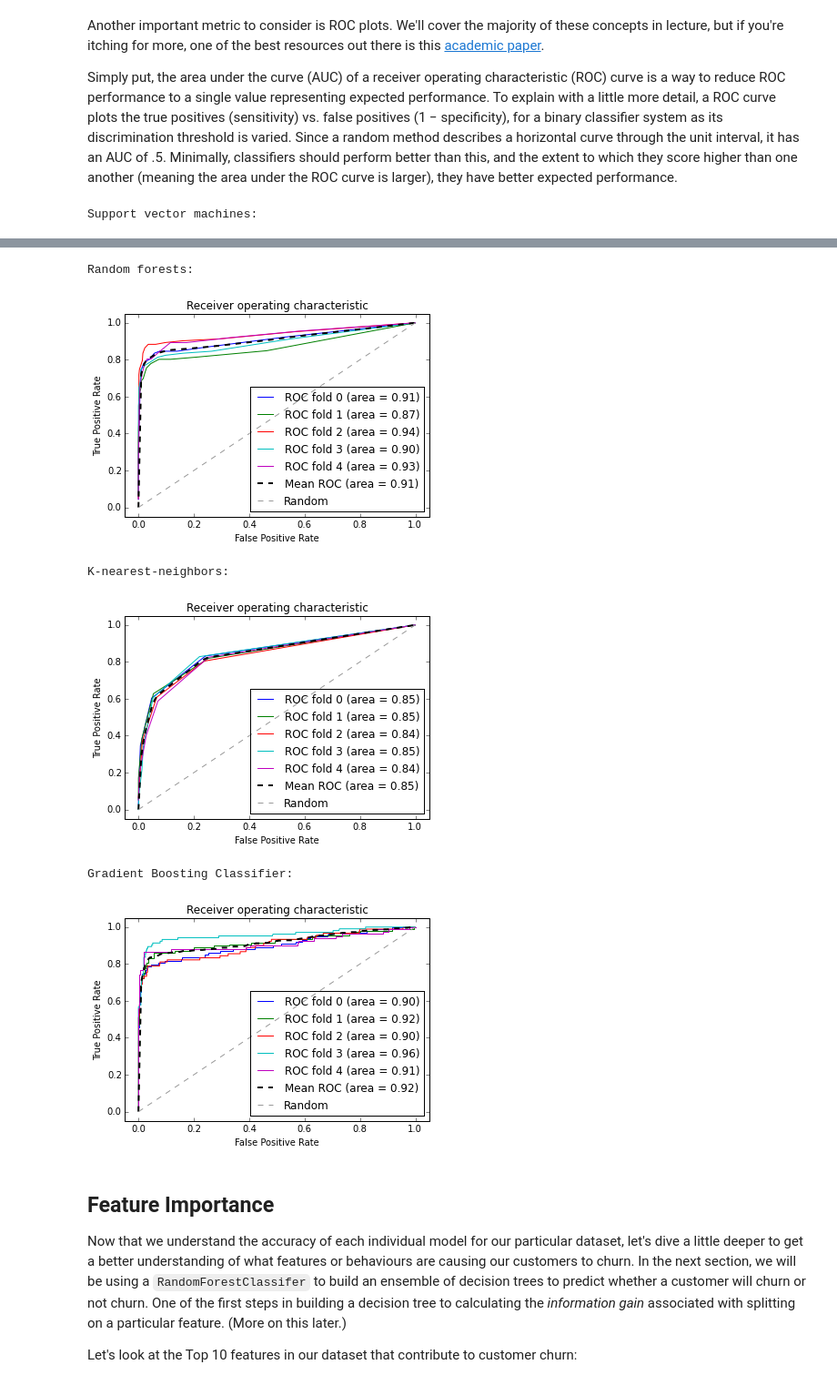
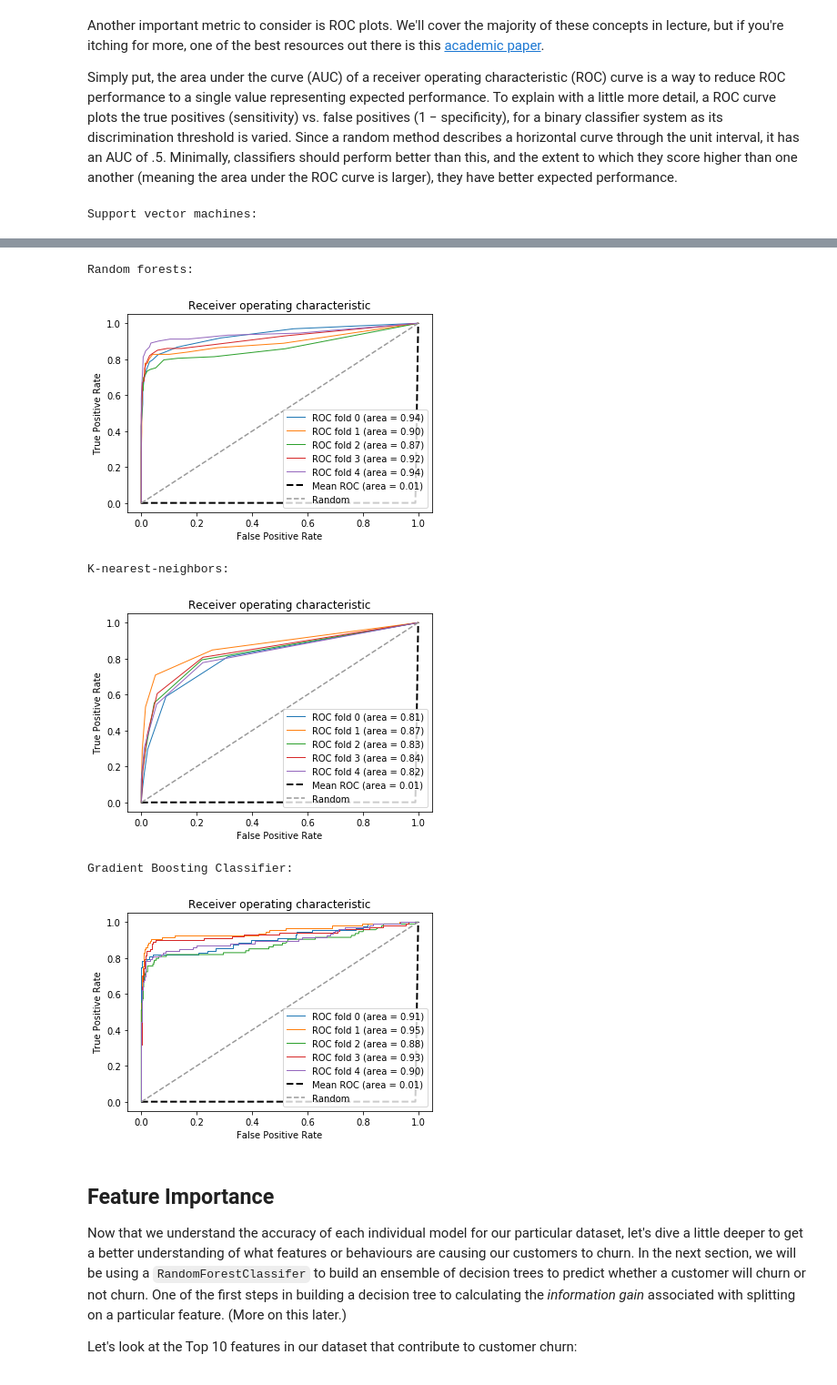
Before and after one commit to wilsonrljr/data-science-ipython-notebooks, a Jupyter notebook: analyses/churn.ipynb, the cells around one changed output, grey strips where cells are left out. Shown at 91% size. Saved outputs shown, nothing was run; the diff lists cells and outputs as text; code cells hidden in the pictures.

```diff
--- a/analyses/churn.ipynb
+++ b/analyses/churn.ipynb
@@ -274,12 +274,12 @@ from sklearn.metrics import roc_curve, auc
 from scipy import interp
 
 def plot_roc(X, y, clf_class, **kwargs):
-    kf = KFold(len(y), n_folds=5, shuffle=True)
+    kf = KFold(n_splits=5, shuffle=True)
     y_prob = np.zeros((len(y),2))
     mean_tpr = 0.0
     mean_fpr = np.linspace(0, 1, 100)
     all_tpr = []
-    for i, (train_index, test_index) in enumerate(kf):
+    for i, (train_index, test_index) in enumerate(kf.split(X)):
         X_train, X_test = X[train_index], X[test_index]
         y_train = y[train_index]
         clf = clf_class(**kwargs)
@@ -291,7 +291,7 @@ def plot_roc(X, y, clf_class, **kwargs):
         mean_tpr[0] = 0.0
         roc_auc = auc(fpr, tpr)
         plt.plot(fpr, tpr, lw=1, label='ROC fold %d (area = %0.2f)' % (i, roc_auc))
-    mean_tpr /= len(kf)
+    mean_tpr /= len(X)#len(kf)
     mean_tpr[-1] = 1.0
     mean_auc = auc(mean_fpr, mean_tpr)
     plt.plot(mean_fpr, mean_tpr, 'k--',label='Mean ROC (area = %0.2f)' % mean_auc, lw=2)
@@ -306,16 +306,16 @@ def plot_roc(X, y, clf_class, **kwargs):
     plt.show()
 
 
-print "Support vector machines:"
+print("Support vector machines:")
 plot_roc(X,y,SVC,probability=True)
 
-print "Random forests:"
+print("Random forests:")
 plot_roc(X,y,RF,n_estimators=18)
 
-print "K-nearest-neighbors:"
+print("K-nearest-neighbors:")
 plot_roc(X,y,KNN)
 
-print "Gradient Boosting Classifier:"
+print("Gradient Boosting Classifier:")
 plot_roc(X,y,GBC)
 # %% [output]
 Support vector machines:
@@ -323,9 +323,9 @@ Support vector machines:
 Random forests:
-[figure, old version]
+[figure, new version]
 K-nearest-neighbors:
-[figure, old version]
+[figure, new version]
 Gradient Boosting Classifier:
-[figure, old version]
+[figure, new version]
 # %% [markdown]
 ## Feature Importance
 
```
Also changed, not shown: parts of 9 cells of this notebook.
